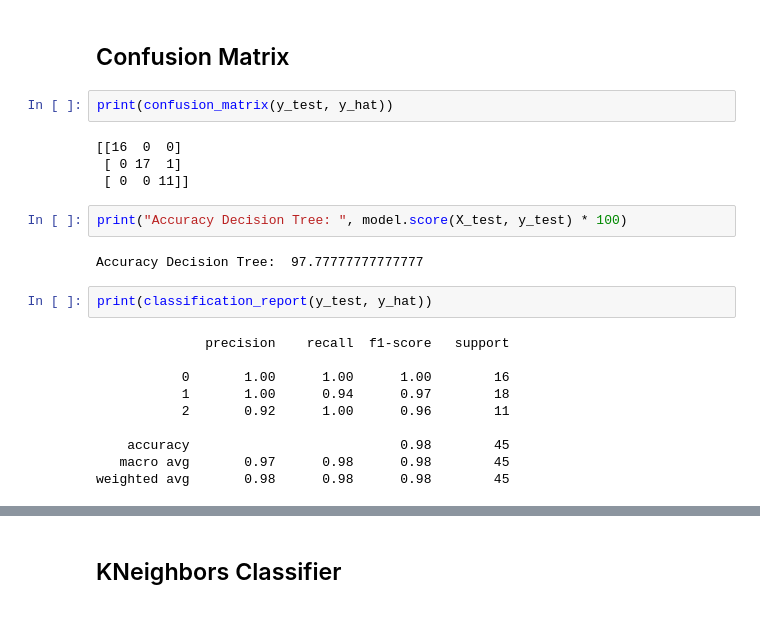
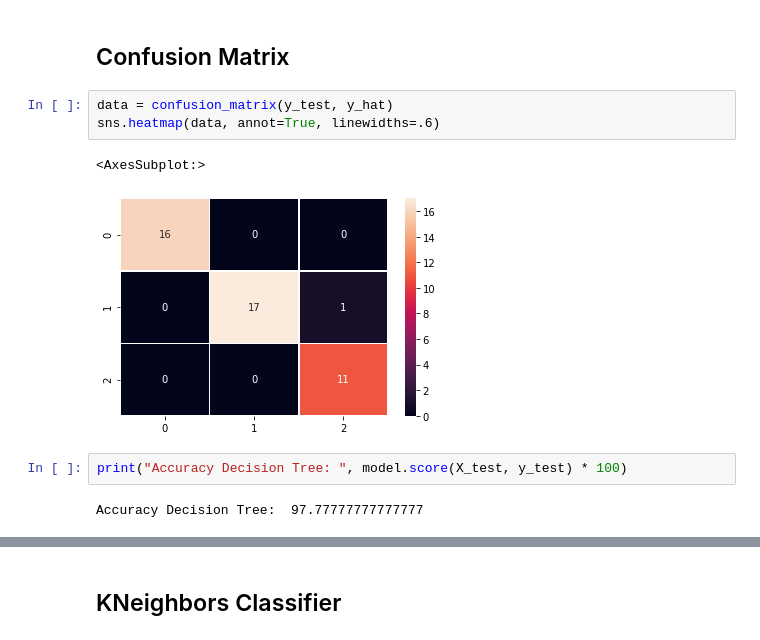
Before and after one commit to AbnormalDistribution99/Iris-Dataset--Digit-Dataset, a Jupyter notebook: Part-A Iris Dataset- Digit Dataset.ipynb, the cells around one changed output, grey strips where cells are left out. Saved outputs shown, nothing was run; the diff lists cells and outputs as text.

```diff
--- a/Part-A Iris Dataset- Digit Dataset.ipynb
+++ b/Part-A Iris Dataset- Digit Dataset.ipynb
@@ -114,24 +114,12 @@ y_hat = model.predict(X_test)
 # %% [markdown]
 ## Confusion Matrix
 # %%
-print(confusion_matrix(y_test, y_hat))
+data = confusion_matrix(y_test, y_hat)
+sns.heatmap(data, annot=True, linewidths=.6)
 # %% [output]
-[[16  0  0]
- [ 0 17  1]
- [ 0  0 11]]
+<AxesSubplot:>
+[figure, added]
 # %%
 print("Accuracy Decision Tree: ", model.score(X_test, y_test) * 100)
 # %% [output]
 Accuracy Decision Tree:  97.77777777777777
-# %%
-print(classification_report(y_test, y_hat))
-# %% [output]
-              precision    recall  f1-score   support
-
-           0       1.00      1.00      1.00        16
-           1       1.00      0.94      0.97        18
-           2       0.92      1.00      0.96        11
-
-    accuracy                           0.98        45
-   macro avg       0.97      0.98      0.98        45
-weighted avg       0.98      0.98      0.98        45
```
Also changed, not shown: parts of 34 cells of this notebook, 1 other file.
